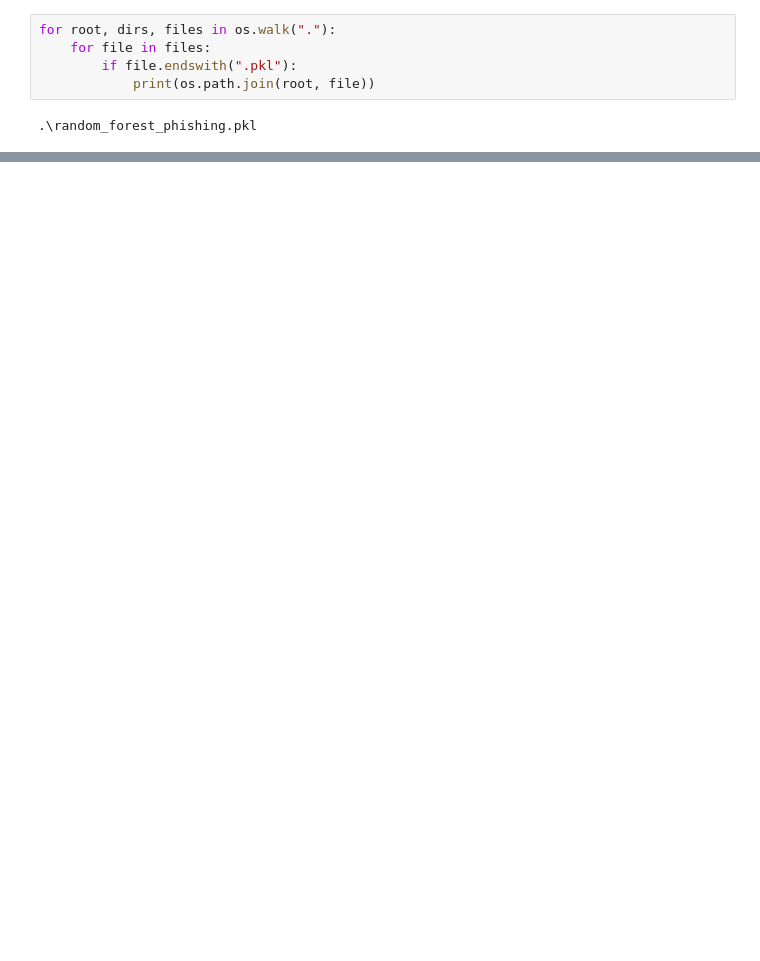
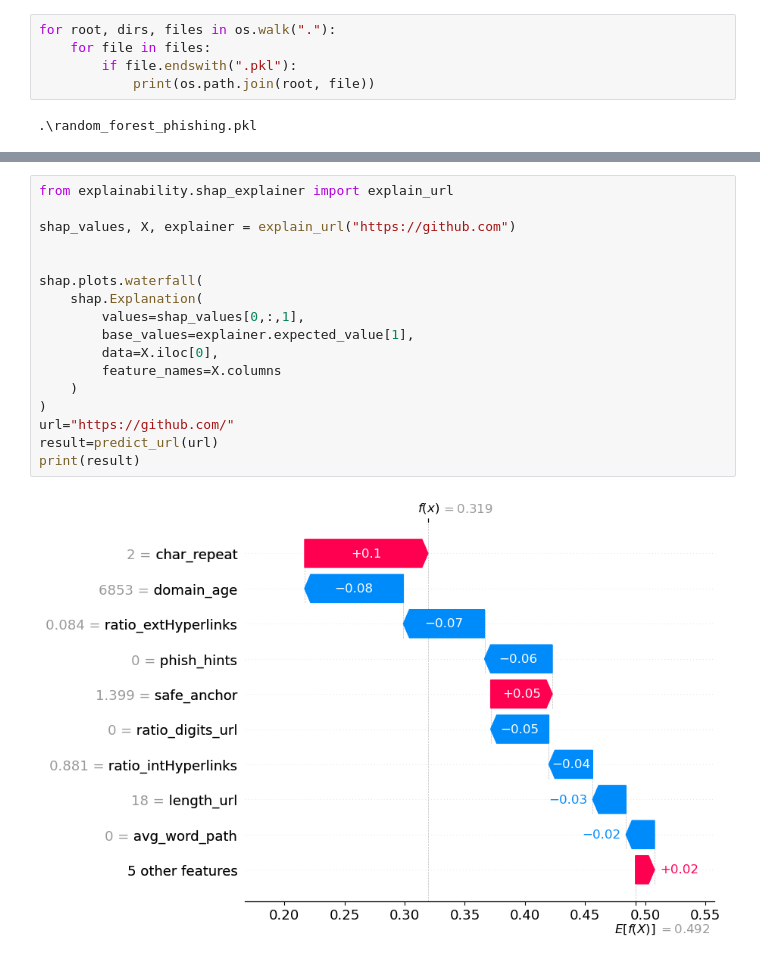
Before and after one commit to nwangchhetenlama/Phishing_url_Detector, a Jupyter notebook: notebooks/03_feature_extraction_testing.ipynb, the cells around one changed output, grey strips where cells are left out. Cells and saved outputs as stored; diff of their text form; blank space fills up the shorter version.

Commit message:
adding SHAP to get why the prediction are towards the result

```diff
--- a/notebooks/03_feature_extraction_testing.ipynb
+++ b/notebooks/03_feature_extraction_testing.ipynb
@@ -95,0 +127,19 @@ for root, dirs, files in os.walk("."):
+# %%
+from explainability.shap_explainer import explain_url
+
+shap_values, X, explainer = explain_url("https://github.com")
+
+
+shap.plots.waterfall(
+    shap.Explanation(
+        values=shap_values[0,:,1],
+        base_values=explainer.expected_value[1],
+        data=X.iloc[0],
+        feature_names=X.columns
+    )
+)
+url="https://github.com/"
+result=predict_url(url)
+print(result)
+# %% [output]
+[figure, added]
```
Also changed, not shown: parts of 6 cells of this notebook, 2 other files.
